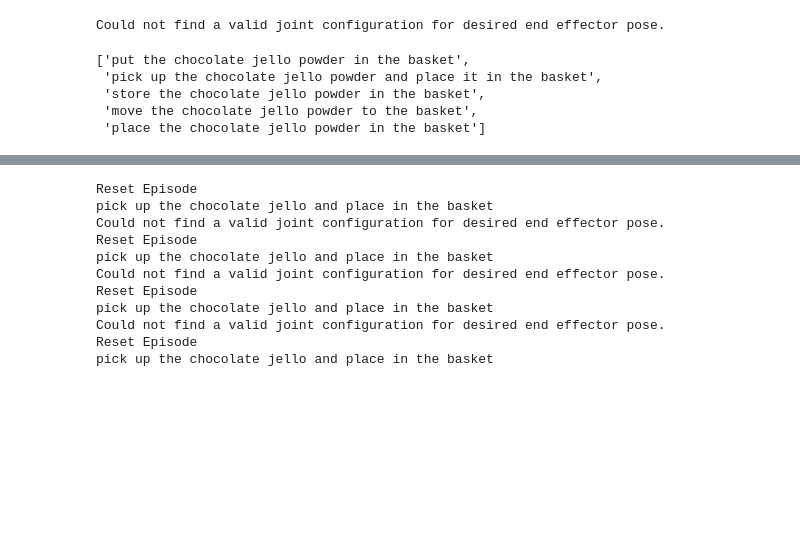
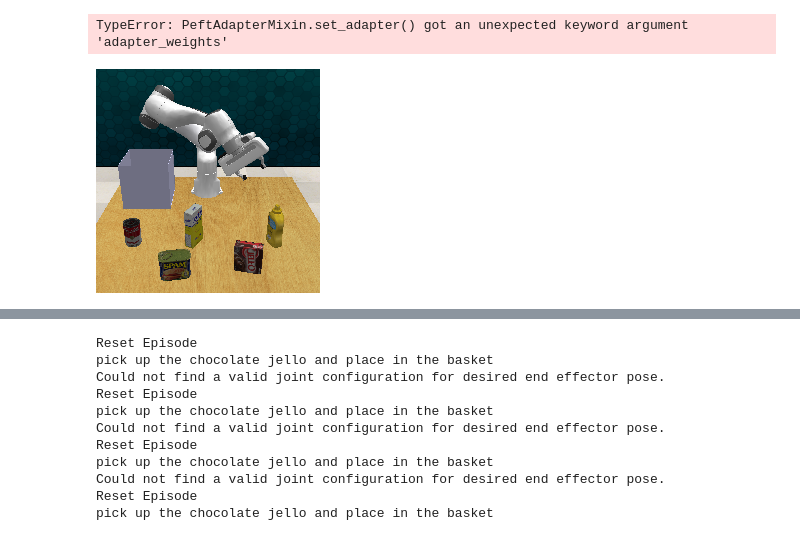
Before and after one commit to VLA-RL/VLA-RL, a Jupyter notebook: test.ipynb, the cells around one changed output, grey strips where cells are left out. Saved outputs shown, nothing was run; the diff lists cells and outputs as text; code cells hidden in the pictures; blank space fills up the shorter version.

```diff
--- a/test.ipynb
+++ b/test.ipynb
@@ -82,3 +76,7 @@ vla.enable_adapters()
+# %%
+vla.set_adapter(adapter_weights = {"adapter": 1.0, "adapter1": 1.0})
+# %% [output]
+TypeError: PeftAdapterMixin.set_adapter() got an unexpected keyword argument 'adapter_weights'
 # %%
 camera = CameraConfig(image_size=(224, 224), depth=False, point_cloud=False, mask=False)
 obs_config = ObservationConfig(left_shoulder_camera=camera, right_shoulder_camera=camera, front_camera=camera, overhead_camera=camera)
@@ -108,14 +106,9 @@ def get_instruct_prompt(gripper, instruction: str):
     return prompt
 # %%
 # task = env.get_task(PickDescribedObject)
+task.set_variation(3)
 descriptions, obs = task.reset()
-img = Image.fromarray(obs.front_rgb)
-
-descriptions
+Image.fromarray(obs.front_rgb)
+# task._scene.get_demo()
 # %% [output]
-Could not find a valid joint configuration for desired end effector pose.
-['put the chocolate jello powder in the basket',
- 'pick up the chocolate jello powder and place it in the basket',
- 'store the chocolate jello powder in the basket',
- 'move the chocolate jello powder to the basket',
- 'place the chocolate jello powder in the basket']
+[figure, added]
```
Also changed, not shown: parts of 7 cells of this notebook, 7 other files.
